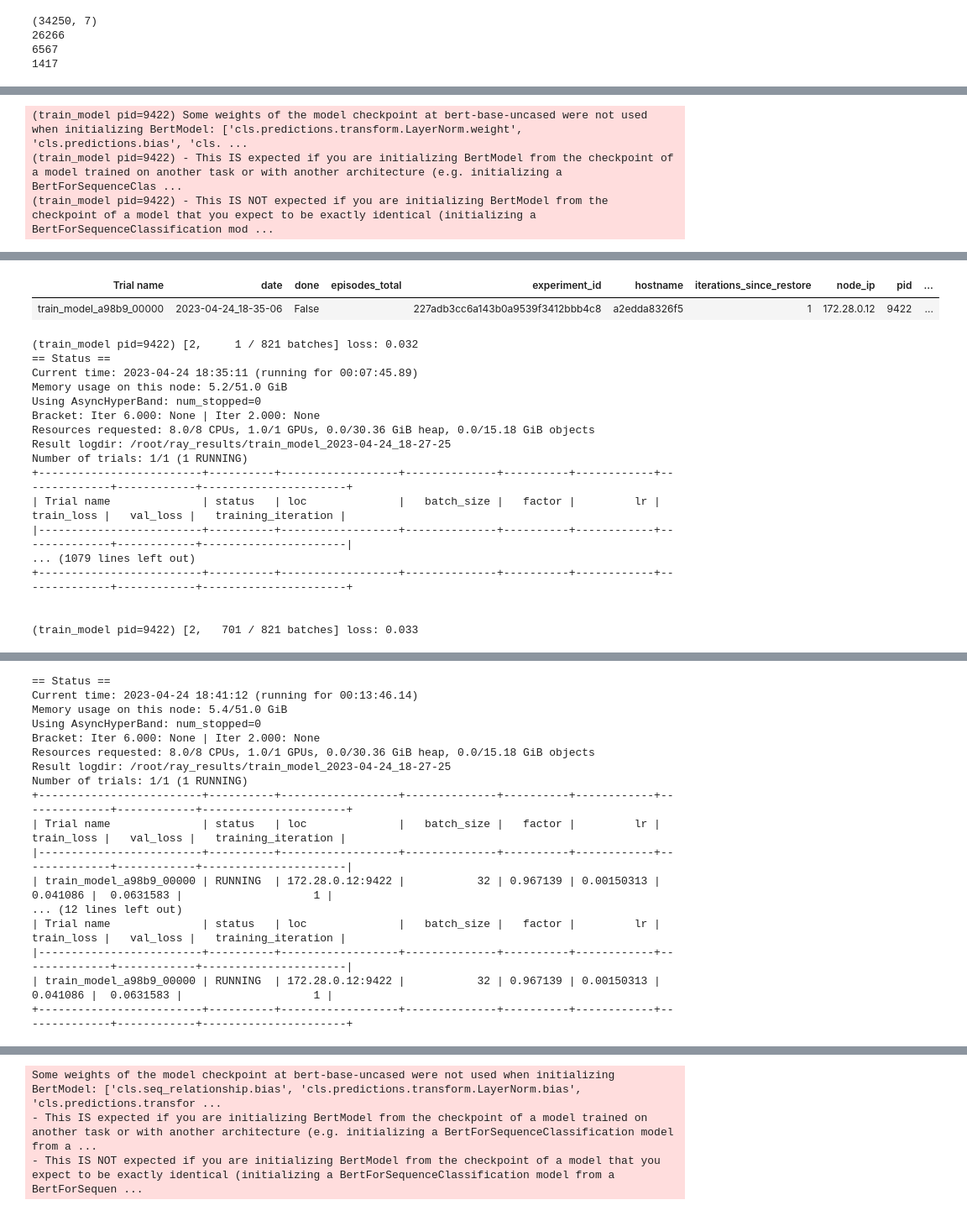
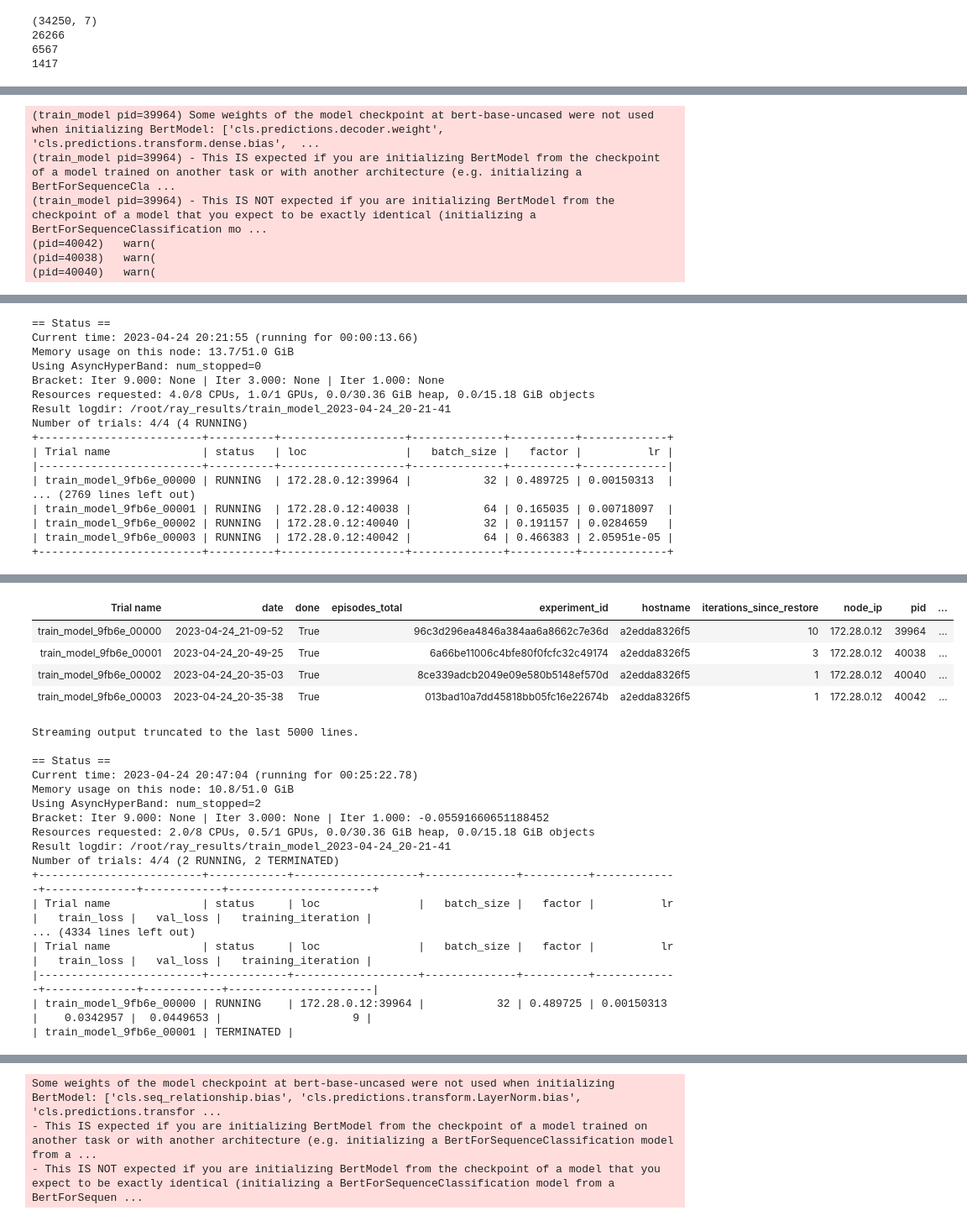
Before and after one commit to pavponn/dl-ecommerce-duplicates, a Jupyter notebook: TextContrastiveLossMethod.ipynb, the cells around one changed output, grey strips where cells are left out. Shown: that part at 84% size. Drawn from its saved outputs; the diff is of its cells as text; code cells hidden in the pictures.

```diff
--- a/TextContrastiveLossMethod.ipynb
+++ b/TextContrastiveLossMethod.ipynb
@@ -280,5 +314,5 @@ def run_hyperparameter_search(num_samples, max_epochs, cpus_per_trial, gpus_per_
         raise_on_failed_trial=False,)
     return result
 # %%
-result = run_hyperparameter_search(num_samples=1, max_epochs=CFG.EPOCHS, cpus_per_trial=8, gpus_per_trial=1)
+result = run_hyperparameter_search(num_samples=4, max_epochs=10, cpus_per_trial=1, gpus_per_trial=0.25)
 # %% [output]
@@ -299,4 +336,7 @@ Number of trials: 1/1 (1 RUNNING)
-(train_model pid=9422) Some weights of the model checkpoint at bert-base-uncased were not used when initializing BertModel: ['cls.predictions.transform.LayerNorm.weight', 'cls.predictions.bias', 'cls. ...
-(train_model pid=9422) - This IS expected if you are initializing BertModel from the checkpoint of a model trained on another task or with another architecture (e.g. initializing a BertForSequenceClas ...
-(train_model pid=9422) - This IS NOT expected if you are initializing BertModel from the checkpoint of a model that you expect to be exactly identical (initializing a BertForSequenceClassification mod ...
+(train_model pid=39964) Some weights of the model checkpoint at bert-base-uncased were not used when initializing BertModel: ['cls.predictions.decoder.weight', 'cls.predictions.transform.dense.bias',  ...
+(train_model pid=39964) - This IS expected if you are initializing BertModel from the checkpoint of a model trained on another task or with another architecture (e.g. initializing a BertForSequenceCla ...
+(train_model pid=39964) - This IS NOT expected if you are initializing BertModel from the checkpoint of a model that you expect to be exactly identical (initializing a BertForSequenceClassification mo ...
+(pid=40042)   warn(
+(pid=40038)   warn(
+(pid=40040)   warn(
 == Status ==
@@ -320,19 +370,17 @@ Trial Progress
-| Trial name | date | done | episodes_total | experiment_id | hostname | iterations_since_restore | node_ip | pid | ... |
-| train_model_a98b9_00000 | 2023-04-24_18-35-06 | False |  | 227adb3cc6a143b0a9539f3412bbb4c8 | a2edda8326f5 | 1 | 172.28.0.12 | 9422 | ... |
-(train_model pid=9422) [2,     1 / 821 batches] loss: 0.032
 == Status ==
-Current time: 2023-04-24 18:35:11 (running for 00:07:45.89)
-Memory usage on this node: 5.2/51.0 GiB
+Current time: 2023-04-24 20:21:55 (running for 00:00:13.66)
+Memory usage on this node: 13.7/51.0 GiB
 Using AsyncHyperBand: num_stopped=0
-Bracket: Iter 6.000: None | Iter 2.000: None
-Resources requested: 8.0/8 CPUs, 1.0/1 GPUs, 0.0/30.36 GiB heap, 0.0/15.18 GiB objects
-Result logdir: /root/ray_results/train_model_2023-04-24_18-27-25
-Number of trials: 1/1 (1 RUNNING)
-+-------------------------+----------+------------------+--------------+----------+------------+--------------+------------+----------------------+
-| Trial name              | status   | loc              |   batch_size |   factor |         lr |   train_loss |   val_loss |   training_iteration |
-|-------------------------+----------+------------------+--------------+----------+------------+--------------+------------+----------------------|
-... (1079 lines left out)
-+-------------------------+----------+------------------+--------------+----------+------------+--------------+------------+----------------------+
-
-
-(train_model pid=9422) [2,   701 / 821 batches] loss: 0.033
+Bracket: Iter 9.000: None | Iter 3.000: None | Iter 1.000: None
+Resources requested: 4.0/8 CPUs, 1.0/1 GPUs, 0.0/30.36 GiB heap, 0.0/15.18 GiB objects
+Result logdir: /root/ray_results/train_model_2023-04-24_20-21-41
+Number of trials: 4/4 (4 RUNNING)
++-------------------------+----------+-------------------+--------------+----------+-------------+
+| Trial name              | status   | loc               |   batch_size |   factor |          lr |
+|-------------------------+----------+-------------------+--------------+----------+-------------|
+| train_model_9fb6e_00000 | RUNNING  | 172.28.0.12:39964 |           32 | 0.489725 | 0.00150313  |
+... (2769 lines left out)
+| train_model_9fb6e_00001 | RUNNING  | 172.28.0.12:40038 |           64 | 0.165035 | 0.00718097  |
+| train_model_9fb6e_00002 | RUNNING  | 172.28.0.12:40040 |           32 | 0.191157 | 0.0284659   |
+| train_model_9fb6e_00003 | RUNNING  | 172.28.0.12:40042 |           64 | 0.466383 | 2.05951e-05 |
++-------------------------+----------+-------------------+--------------+----------+-------------+
@@ -343,17 +388,22 @@ Number of trials: 1/1 (1 RUNNING)
+| Trial name | date | done | episodes_total | experiment_id | hostname | iterations_since_restore | node_ip | pid | ... |
+| train_model_9fb6e_00000 | 2023-04-24_21-09-52 | True |  | 96c3d296ea4846a384aa6a8662c7e36d | a2edda8326f5 | 10 | 172.28.0.12 | 39964 | ... |
+| train_model_9fb6e_00001 | 2023-04-24_20-49-25 | True |  | 6a66be11006c4bfe80f0fcfc32c49174 | a2edda8326f5 | 3 | 172.28.0.12 | 40038 | ... |
+| train_model_9fb6e_00002 | 2023-04-24_20-35-03 | True |  | 8ce339adcb2049e09e580b5148ef570d | a2edda8326f5 | 1 | 172.28.0.12 | 40040 | ... |
+| train_model_9fb6e_00003 | 2023-04-24_20-35-38 | True |  | 013bad10a7dd45818bb05fc16e22674b | a2edda8326f5 | 1 | 172.28.0.12 | 40042 | ... |
+Streaming output truncated to the last 5000 lines.
+
 == Status ==
-Current time: 2023-04-24 18:41:12 (running for 00:13:46.14)
-Memory usage on this node: 5.4/51.0 GiB
-Using AsyncHyperBand: num_stopped=0
-Bracket: Iter 6.000: None | Iter 2.000: None
-Resources requested: 8.0/8 CPUs, 1.0/1 GPUs, 0.0/30.36 GiB heap, 0.0/15.18 GiB objects
-Result logdir: /root/ray_results/train_model_2023-04-24_18-27-25
-Number of trials: 1/1 (1 RUNNING)
-+-------------------------+----------+------------------+--------------+----------+------------+--------------+------------+----------------------+
-| Trial name              | status   | loc              |   batch_size |   factor |         lr |   train_loss |   val_loss |   training_iteration |
-|-------------------------+----------+------------------+--------------+----------+------------+--------------+------------+----------------------|
-| train_model_a98b9_00000 | RUNNING  | 172.28.0.12:9422 |           32 | 0.967139 | 0.00150313 |     0.041086 |  0.0631583 |                    1 |
-... (12 lines left out)
-| Trial name              | status   | loc              |   batch_size |   factor |         lr |   train_loss |   val_loss |   training_iteration |
-|-------------------------+----------+------------------+--------------+----------+------------+--------------+------------+----------------------|
-| train_model_a98b9_00000 | RUNNING  | 172.28.0.12:9422 |           32 | 0.967139 | 0.00150313 |     0.041086 |  0.0631583 |                    1 |
-+-------------------------+----------+------------------+--------------+----------+------------+--------------+------------+----------------------+
+Current time: 2023-04-24 20:47:04 (running for 00:25:22.78)
+Memory usage on this node: 10.8/51.0 GiB
+Using AsyncHyperBand: num_stopped=2
+Bracket: Iter 9.000: None | Iter 3.000: None | Iter 1.000: -0.05591660651188452
+Resources requested: 2.0/8 CPUs, 0.5/1 GPUs, 0.0/30.36 GiB heap, 0.0/15.18 GiB objects
+Result logdir: /root/ray_results/train_model_2023-04-24_20-21-41
+Number of trials: 4/4 (2 RUNNING, 2 TERMINATED)
++-------------------------+------------+-------------------+--------------+----------+-------------+--------------+------------+----------------------+
+| Trial name              | status     | loc               |   batch_size |   factor |          lr |   train_loss |   val_loss |   training_iteration |
+... (4334 lines left out)
+| Trial name              | status     | loc               |   batch_size |   factor |          lr |   train_loss |   val_loss |   training_iteration |
+|-------------------------+------------+-------------------+--------------+----------+-------------+--------------+------------+----------------------|
+| train_model_9fb6e_00000 | RUNNING    | 172.28.0.12:39964 |           32 | 0.489725 | 0.00150313  |    0.0342957 |  0.0449653 |                    9 |
+| train_model_9fb6e_00001 | TERMINATED |
```
Also changed, not shown: parts of 12 cells of this notebook, 2 other files.
